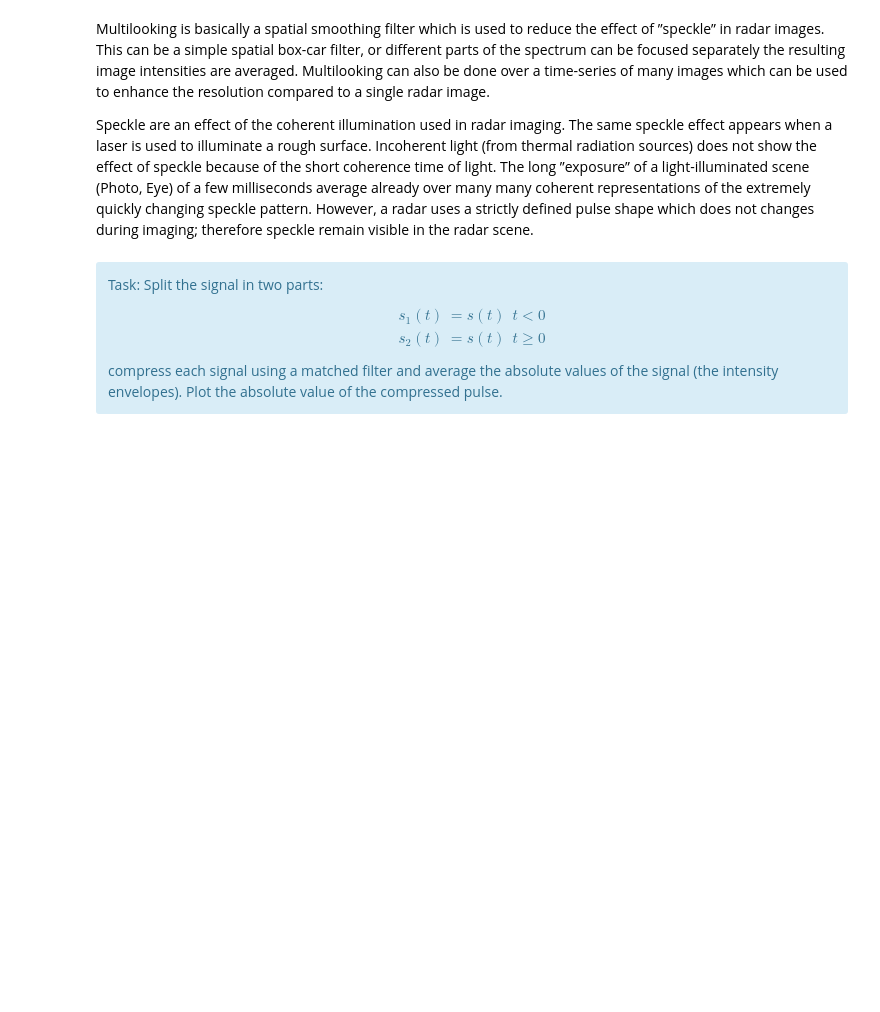
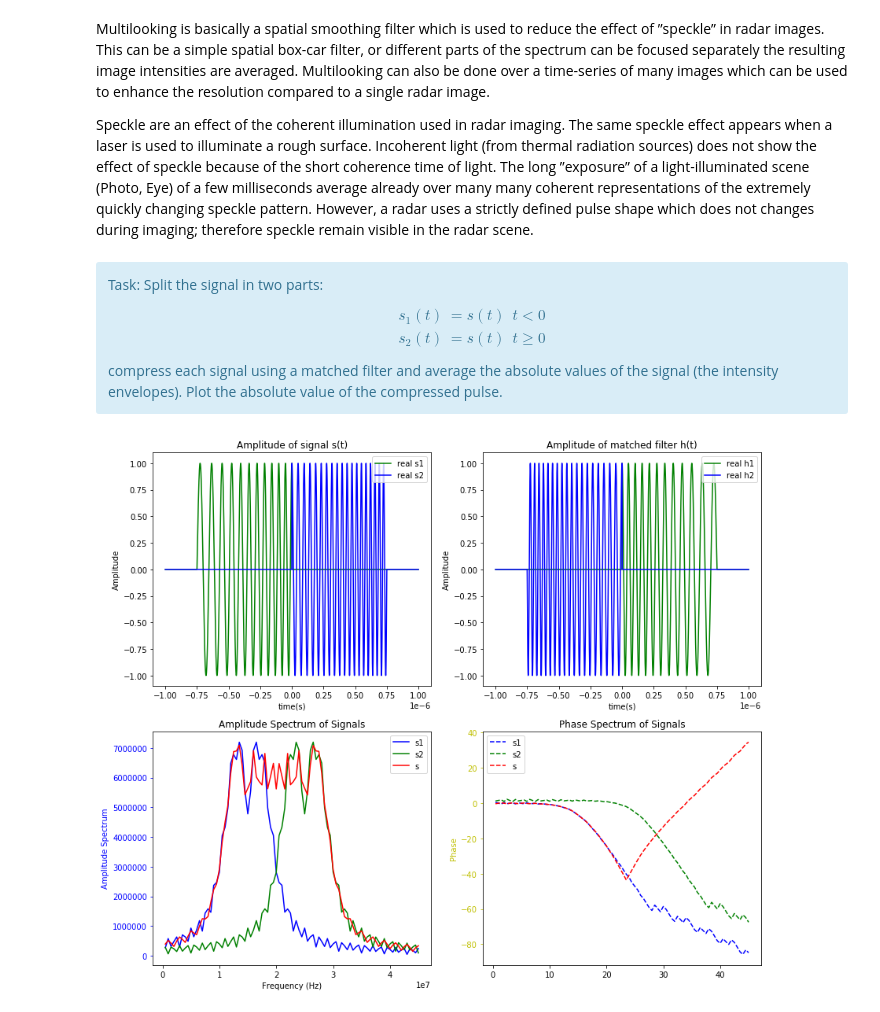
Before and after one commit to AzimuthLI/SAR_Introduction, a Jupyter notebook: Exercise_1-1D_Data.ipynb, the cells around one changed output. Cells and saved outputs as stored; diff of their text form; code cells hidden in the pictures; blank space fills up the shorter version.

```diff
--- a/Exercise_1-1D_Data.ipynb
+++ b/Exercise_1-1D_Data.ipynb
@@ -358,35 +346,44 @@ s2_compress_f = s2_f * h2_f
 # %%
 fig = plt.figure(figsize=(12,10))
 ax1 = fig.add_subplot(221)
 
 ax1.plot(t, np.real(s1), 'g', label='real s1')
 ax1.plot(t, np.real(s2), 'b', label='real s2')
 ax1.legend(loc='upper right')
 ax1.set_title('Amplitude of signal s(t)')
 ax1.set_xlabel('time(s)')
 ax1.set_ylabel('Amplitude')
 ax1.ticklabel_format(axis='x', style='sci', scilimits=(-3,4))
 
 ax2 = fig.add_subplot(222)
 ax2.plot(t, np.real(h1), 'g', label='real h1')
 ax2.plot(t, np.real(h2), 'b', label='real h2')
 ax2.legend(loc='upper right')
 ax2.set_title('Amplitude of matched filter h(t)')
 ax2.set_xlabel('time(s)')
 ax2.set_ylabel('Amplitude')
 ax2.ticklabel_format(axis='x', style='sci', scilimits=(-3,4))
 
 ax3 = fig.add_subplot(223)
-ax3.plot(freq_1[ftick_1], np.abs(s1_f)[ftick_1], 'b', label='s1')
-ax3.plot(freq_2[ftick_2], np.abs(s2_f)[ftick_2], 'g', label='s2')
-ax3.plot(freq_s[f_signal], np.abs(signal_f)[f_signal], 'r', label='s')
-ax3.set_title('Amplitude Spectrum and Phase of Signals')
+ax3.plot(f[frange], np.abs(s1_f)[frange], 'b', label='s1')
+ax3.plot(f[frange], np.abs(s2_f)[frange], 'g', label='s2')
+ax3.plot(f[frange], np.abs(s_fft)[frange], 'r', label='s')
+ax3.set_title('Amplitude Spectrum of Signals')
 ax3.set_xlabel('Frequency (Hz)')
 ax3.set_ylabel('Amplitude Spectrum', color='b')
 ax3.tick_params('y', colors='b')
 ax3.legend()
 
+ax4 = fig.add_subplot(224)
+ax4.plot(freq_1[ftick_1]/1e6, np.unwrap(np.angle(s1_f)[ftick_1]), '--b', label='s1')
+ax4.plot(freq_2[ftick_2]/1e6, np.unwrap(np.angle(s2_f)[ftick_2]), '--g', label='s2')
+ax4.plot(f[frange]/1e6, np.unwrap(np.angle(s_fft)[frange]), '--r', label='s')
+ax4.set_ylabel('Phase', color='y')
+ax4.tick_params('y', colors='y')
+ax4.set_title('Phase Spectrum of Signals')
+ax4.legend()
 
-
-ax4 = fig.add_subplot(224)
+# ax4 = fig.add_subplot(224)
 plt.tight_layout()
+# %% [output]
+[figure, added]
```
Also changed, not shown: parts of 5 cells of this notebook, 3 other files.
